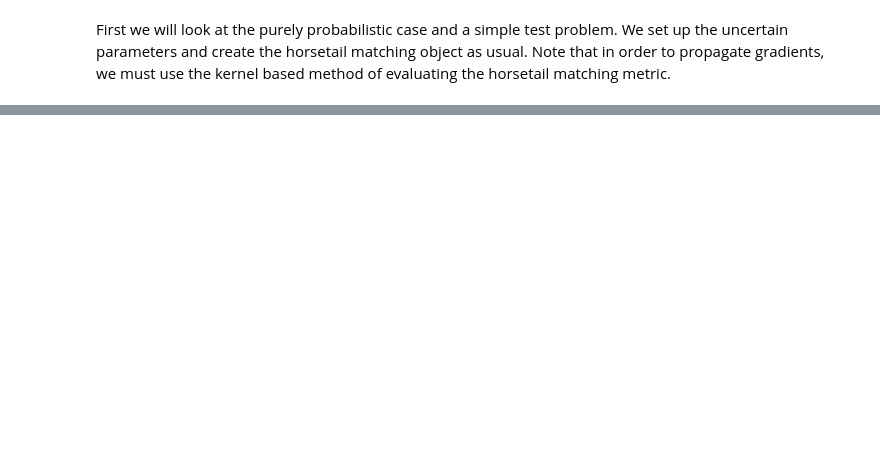
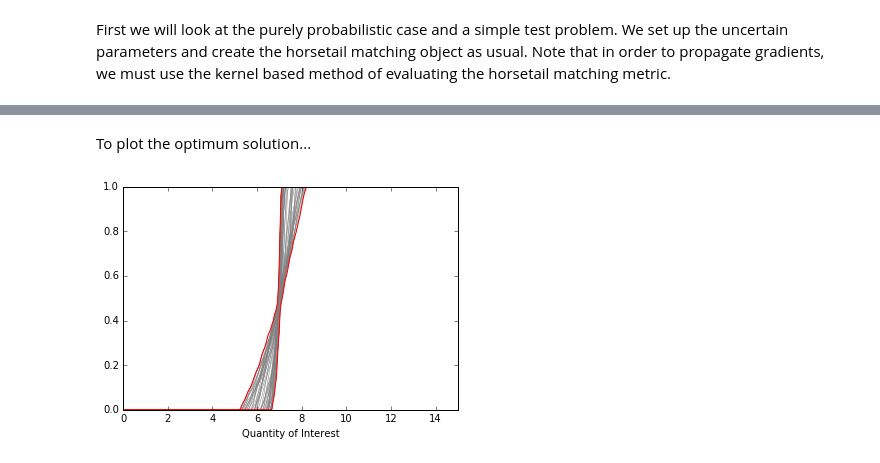
Before and after one commit to lwcook/horsetail-matching, a Jupyter notebook: notebooks/Gradients.ipynb, the cells around one changed output, grey strips where cells are left out. Drawn from its saved outputs; the diff is of its cells as text; code cells hidden in the pictures; blank space fills up the shorter version.

```diff
--- a/notebooks/Gradients.ipynb
+++ b/notebooks/Gradients.ipynb
@@ -61,0 +74,11 @@ Once again the optimizer has found the optimum at x=[0,0], but this time in much
+# %%
+def fun_qjac(x, u):
+    return TP2(x, u, jac=True)  # Returns both qoi and its gradient
+
+u1 = IntervalParameter()
+u2 = UniformParameter()
+input_uncertainties = [u1, u2]
+
+theHM = HorsetailMatching(fun_qjac, input_uncertainties, jac=True, method='kernel',
+                          samples_prob=500, samples_int=50, integration_points=numpy.linspace(-20, 20, 1000),
+                          verbose=True)
@@ -61,0 +106,16 @@ Once again the optimizer has found the optimum at x=[0,0], but this time in much
+# %% [markdown]
+To plot the optimum solution...
+# %%
+upper, lower, CDFs = theHM.getHorsetail()
+
+for CDF in CDFs:
+    plt.plot(CDF[0], CDF[1], c='grey', lw=0.5)
+plt.plot(upper[0], upper[1], 'r')
+plt.plot(lower[0], lower[1], 'r')
+plt.plot([theHM.ftarget(y) for y in upper[1]], upper[1], 'k--')
+plt.xlim([0, 15])
+plt.ylim([0, 1])
+plt.xlabel('Quantity of Interest')
+plt.show()
+# %% [output]
+[figure, added]
```
Also changed, not shown: parts of 13 cells of this notebook, 16 other files.
